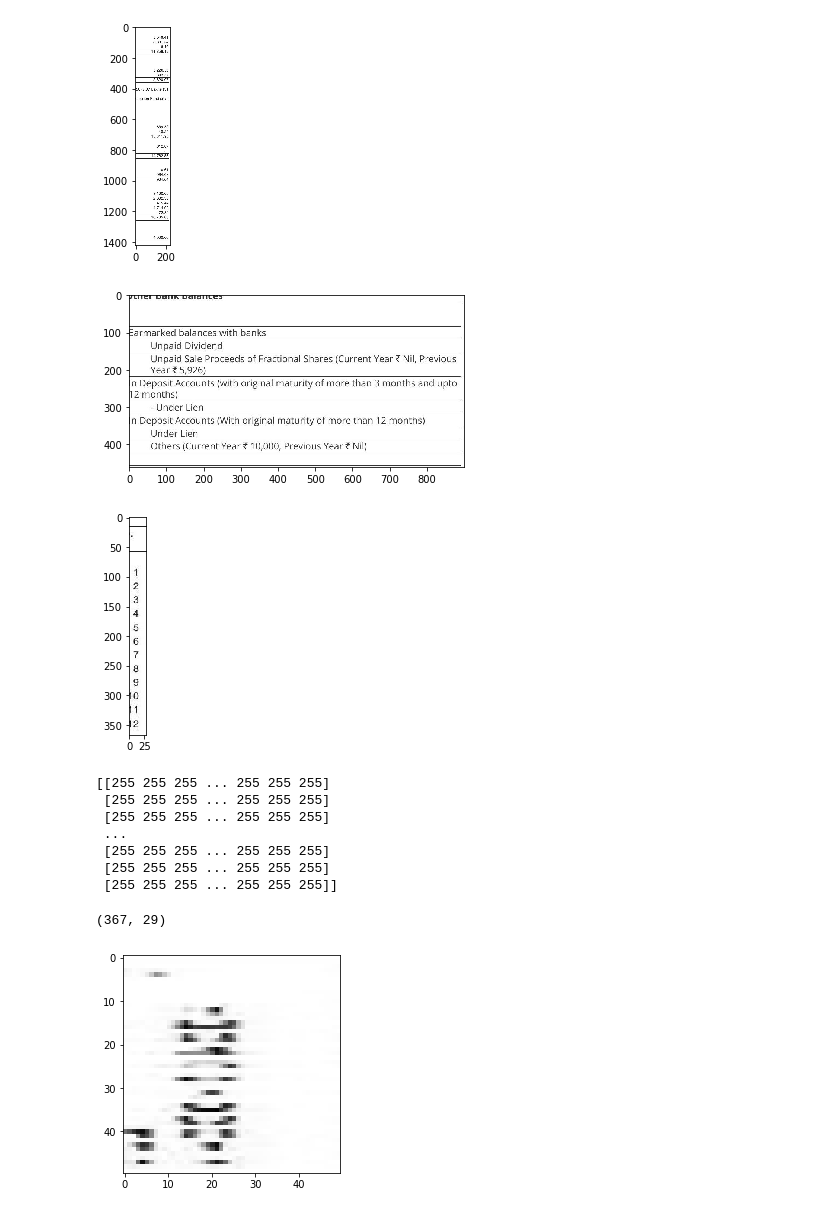
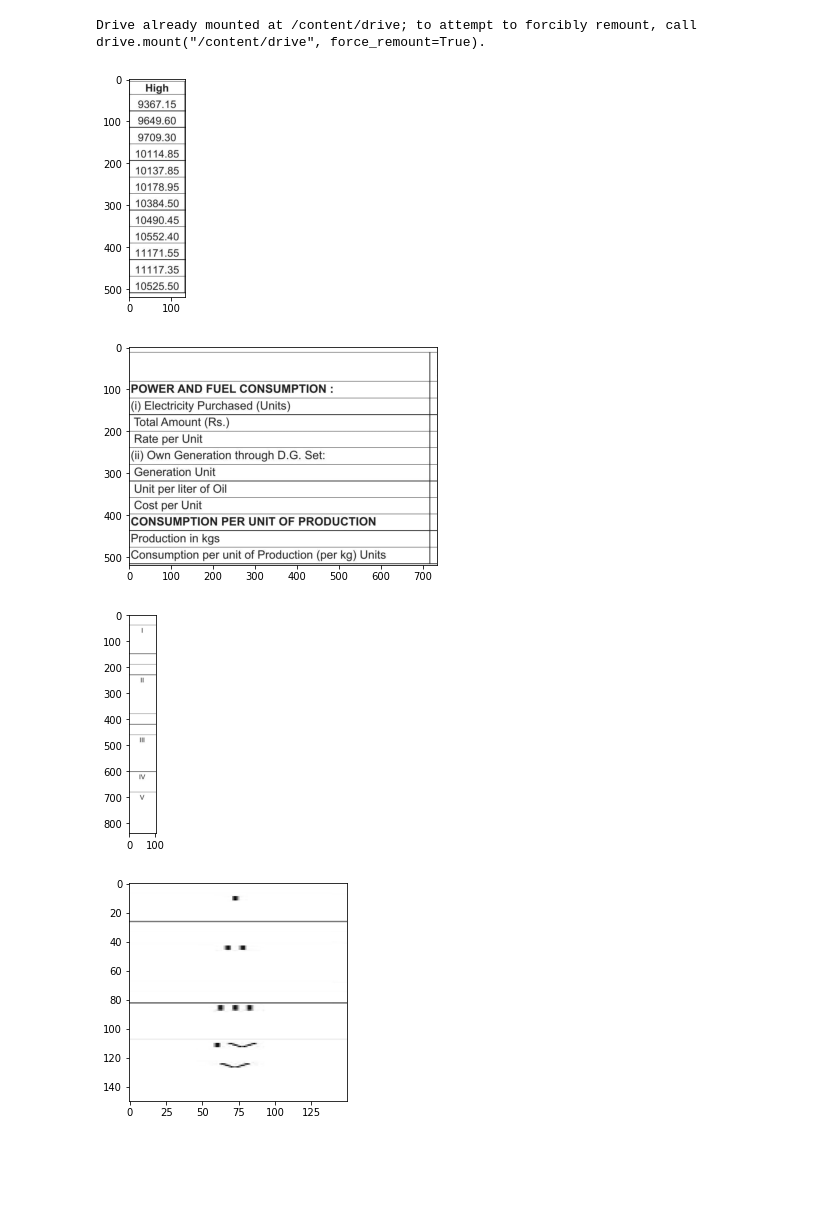
Before and after one commit to Yogita98/tensorflow-model-deployment, a Jupyter notebook: column_classification.ipynb, the cells around one changed output. Saved outputs shown, nothing was run; the diff lists cells and outputs as text; code cells hidden in the pictures; blank space fills up the shorter version.

```diff
--- a/column_classification.ipynb
+++ b/column_classification.ipynb
@@ -18,38 +16,38 @@ CATEGORIES = ["Amount", "Captions", "Sr.No"]
+# %%
+from google.colab import drive
+drive.mount('/content/drive')
+# %% [output]
+Drive already mounted at /content/drive; to attempt to forcibly remount, call drive.mount("/content/drive", force_remount=True).
+# %%
+DATADIR = ""
+
+CATEGORIES = ["label1", "label2", "labeln"]
 # %%
 for category in CATEGORIES:
     path = os.path.join(DATADIR,category)
-    for img in os.listdir(path):
-        img_array = cv2.imread(os.path.join(path,img) ,cv2.IMREAD_GRAYSCALE)
-        plt.imshow(img_array, cmap='gray')
-        plt.show()
+    for img in os.listdir(path):  # iterate over each image per label
+        img_array = cv2.imread(os.path.join(path,img) ,cv2.IMREAD_GRAYSCALE)  # convert to array
+        plt.imshow(img_array, cmap='gray')  # graph it
+        plt.show()  # display!
 
         break  # we just want one for now so break
+     break  #...and one more!
 # %% [output]
-[figure, old version]
+[figure, new version]
-[figure, old version]
+[figure, new version]
-[figure, old version]
+[figure, new version]
 # %%
 print(img_array)
-# %% [output]
-[[255 255 255 ... 255 255 255]
- [255 255 255 ... 255 255 255]
- [255 255 255 ... 255 255 255]
- ...
- [255 255 255 ... 255 255 255]
- [255 255 255 ... 255 255 255]
- [255 255 255 ... 255 255 255]]
 # %%
 print(img_array.shape)
-# %% [output]
-(367, 29)
 # %%
-IMG_SIZE = 50
+IMG_SIZE = 150
 
-new_array = cv2.resize(img_array, (IMG_SIZE, IMG_SIZE))
+new_array = cv2.resize(img_array, (IMG_SIZE,IMG_SIZE))
 plt.imshow(new_array, cmap='gray')
 plt.show()
 # %% [output]
-[figure, old version]
+[figure, new version]
 # %%
 training_data = []
 
```
Also changed, not shown: parts of 20 cells of this notebook.
